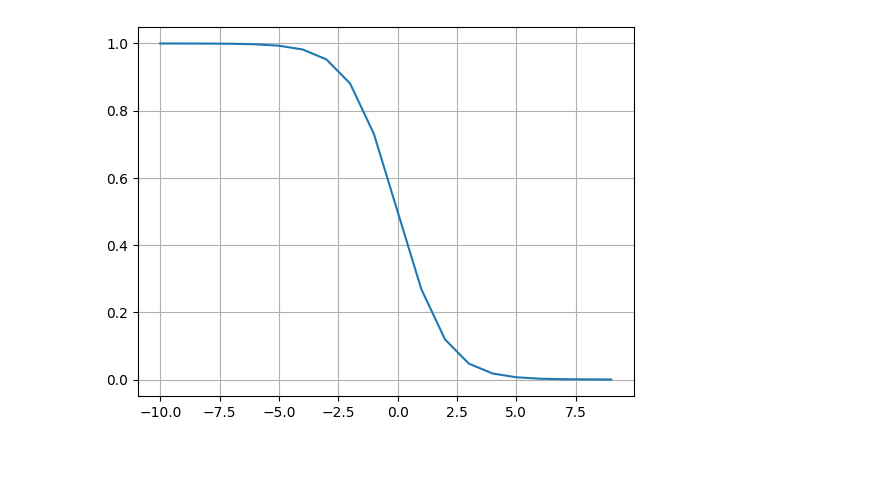
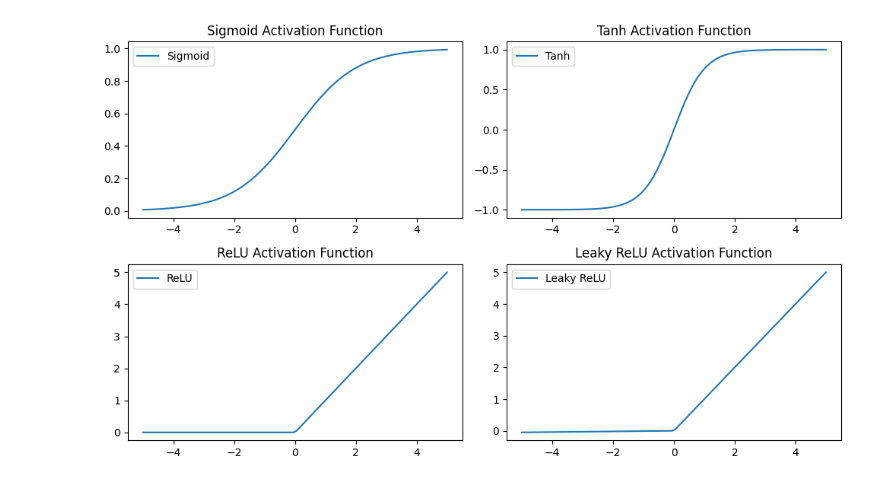
Before and after one commit to mohit579-pixel/SL-2, a Jupyter notebook: Ass1.ipynb, the cells around one changed output. Cells and saved outputs as stored; diff of their text form; code cells hidden in the pictures.

```diff
--- a/Ass1.ipynb
+++ b/Ass1.ipynb
@@ -3,12 +3,50 @@
 # %%
 import numpy as np
 import matplotlib.pyplot as plt
-# %%
-x=np.arange(-10,10,1)
-y=1/(1+np.exp(x))
-# y
-# x
-plt.plot(x,y)
-plt.grid()
-# %% [output]
-[figure, removed]
+# %%
+def sigmoid(x):
+    return 1 / (1 + np.exp(-x))
+
+def tanh(x):
+    return np.tanh(x)
+
+def relu(x):
+    return np.maximum(0, x)
+
+def leaky_relu(x, alpha=0.01):
+    return np.maximum(alpha * x, x)
+# %%
+x_values = np.linspace(-5, 5, 100)
+
+
+sigmoid_values = sigmoid(x_values)
+tanh_values = tanh(x_values)
+relu_values = relu(x_values)
+leaky_relu_values = leaky_relu(x_values)
+
+plt.figure(figsize=(10, 6))
+
+plt.subplot(2, 2, 1)
+plt.plot(x_values, sigmoid_values, label='Sigmoid')
+plt.title('Sigmoid Activation Function')
+plt.legend()
+
+plt.subplot(2, 2, 2)
+plt.plot(x_values, tanh_values, label='Tanh')
+plt.title('Tanh Activation Function')
+plt.legend()
+
+plt.subplot(2, 2, 3)
+plt.plot(x_values, relu_values, label='ReLU')
+plt.title('ReLU Activation Function')
+plt.legend()
+
+plt.subplot(2, 2, 4)
+plt.plot(x_values, leaky_relu_values, label='Leaky ReLU')
+plt.title('Leaky ReLU Activation Function')
+plt.legend()
+
+plt.tight_layout()
+plt.show()
+# %% [output]
+[figure, added]
```
